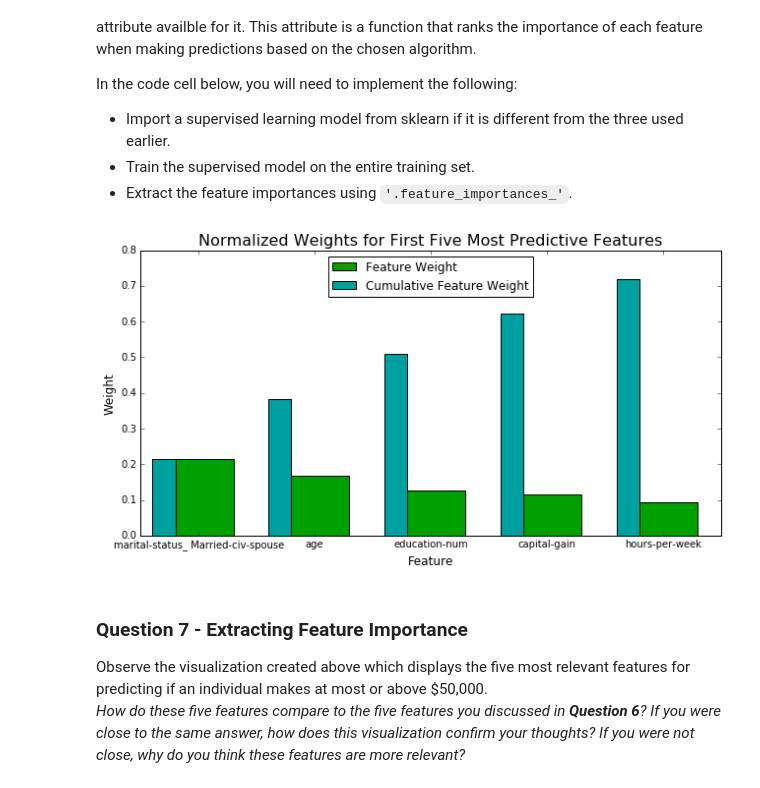
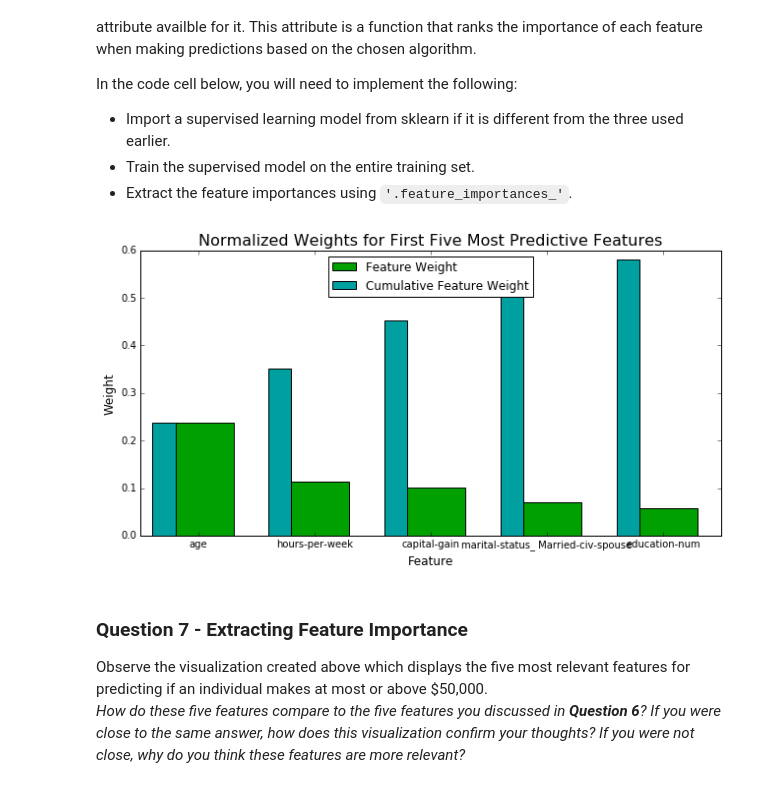
Before and after one commit to esther3587/Finding_Donors, a Jupyter notebook: finding_donors.ipynb, the cells around one changed output. Saved outputs shown, nothing was run; the diff lists cells and outputs as text; code cells hidden in the pictures.

```diff
--- a/finding_donors.ipynb
+++ b/finding_donors.ipynb
@@ -472,17 +472,17 @@ In the code cell below, you will need to implement the following:
  - Extract the feature importances using `'.feature_importances_'`.
 # %%
 # TODO: Import a supervised learning model that has 'feature_importances_'
-from sklearn.ensemble import RandomForestRegressor
+from sklearn.ensemble import RandomForestClassifier
 # TODO: Train the supervised model on the training set
-model = RandomForestRegressor()
+model = RandomForestClassifier(random_state=1)
 model.fit(X_train,y_train)
 # TODO: Extract the feature importances
 importances = model.feature_importances_
 
 # Plot
 vs.feature_plot(importances, X_train, y_train)
 # %% [output]
-[figure, old version]
+[figure, new version]
 # %% [markdown]
 ### Question 7 - Extracting Feature Importance
 
```
Also changed, not shown: parts of 6 cells of this notebook, 1 other file.
